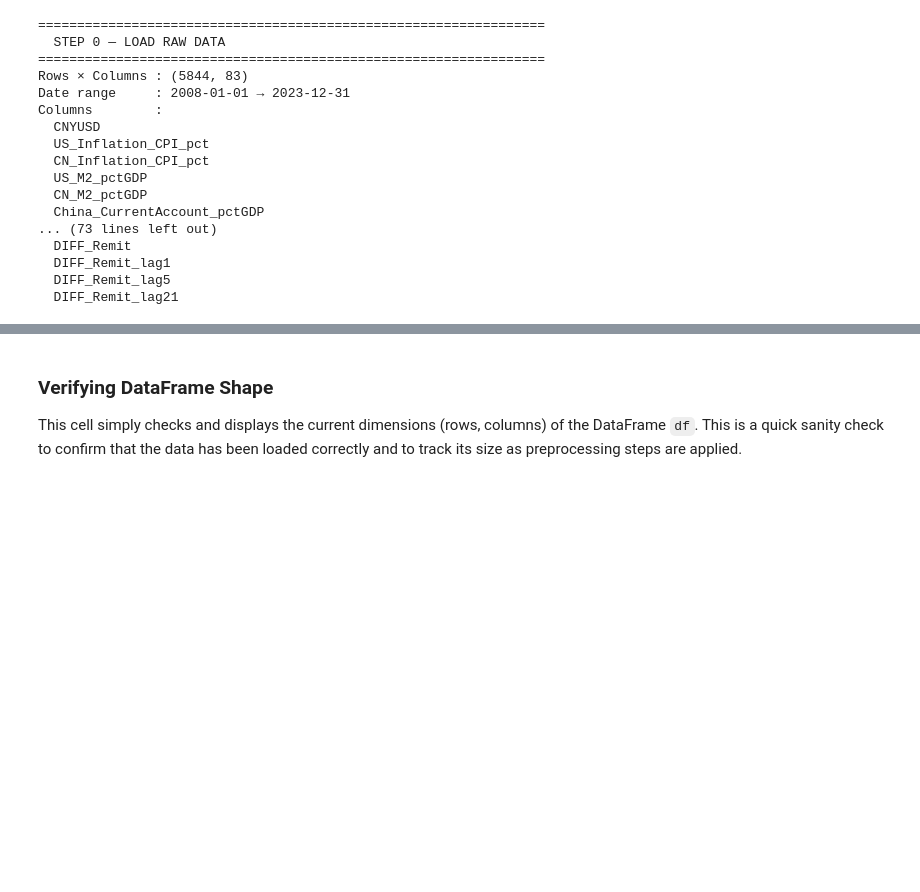
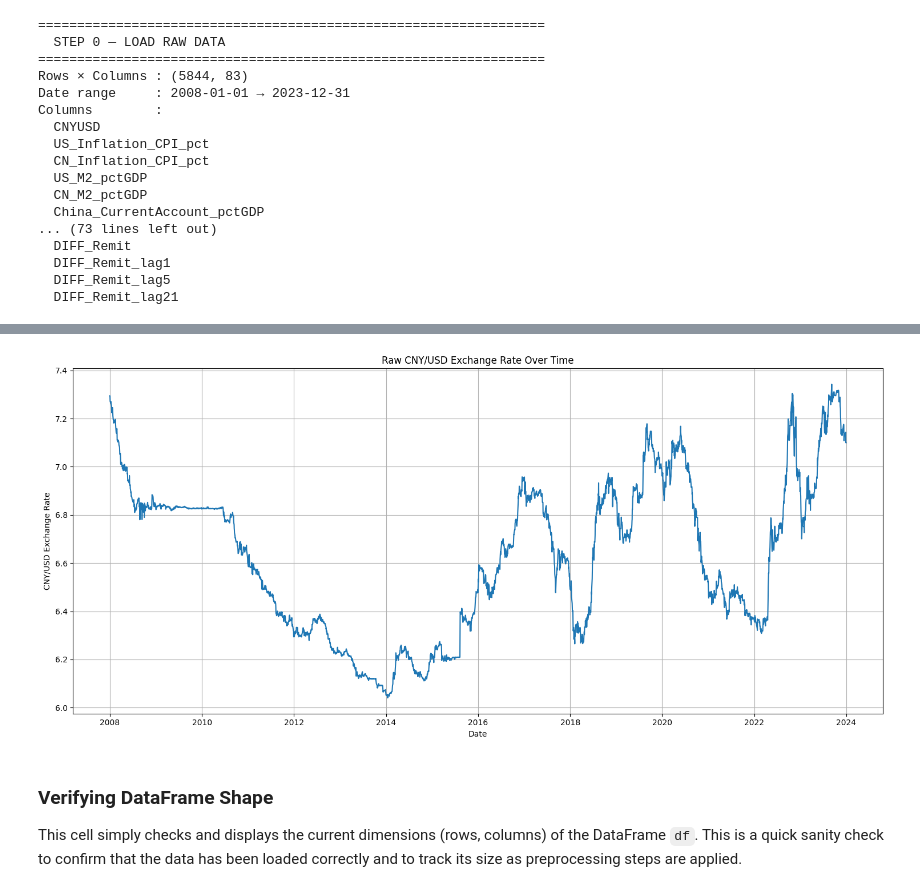
Before and after one commit to Sayeed92972/Projects, a Jupyter notebook: Untitled6.ipynb, the cells around one changed output, grey strips where cells are left out. Drawn from its saved outputs; the diff is of its cells as text; code cells hidden in the pictures; blank space fills up the shorter version.

```diff
--- a/Untitled6.ipynb
+++ b/Untitled6.ipynb
@@ -589,3 +600,17 @@ Columns        :
+# %%
+import matplotlib.pyplot as plt
+import seaborn as sns
+
+plt.figure(figsize=(15, 7))
+sns.lineplot(data=df, x=df.index, y=TARGET)
+plt.title('Raw CNY/USD Exchange Rate Over Time')
+plt.xlabel('Date')
+plt.ylabel('CNY/USD Exchange Rate')
+plt.grid(True)
+plt.tight_layout()
+plt.show()
+# %% [output]
+[figure, added]
 # %% [markdown]
 ### Verifying DataFrame Shape
 This cell simply checks and displays the current dimensions (rows, columns) of the DataFrame `df`. This is a quick sanity check to confirm that the data has been loaded correctly and to track its size as preprocessing steps are applied.
```
Also changed, not shown: parts of 7 cells of this notebook.
